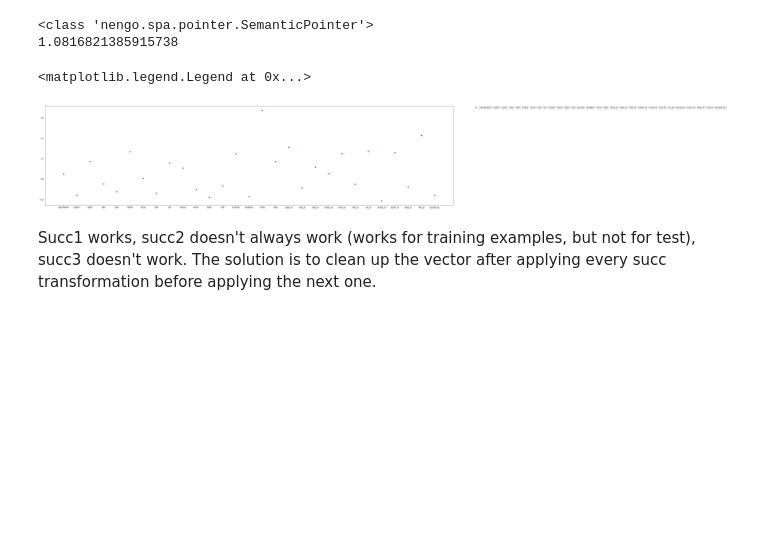
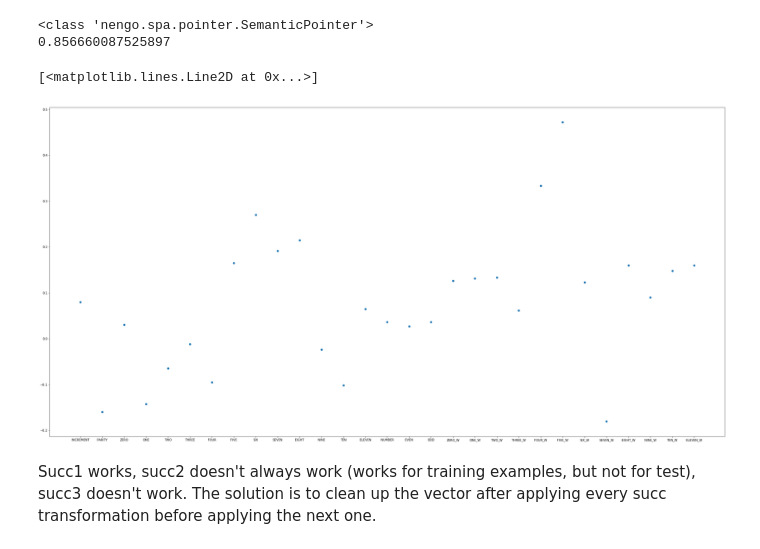
Before and after one commit to s72sue/induction, a Jupyter notebook: logic/succ_operation_parity.ipynb, the cells around one changed output. Saved outputs shown, nothing was run; the diff lists cells and outputs as text; code cells hidden in the pictures; blank space fills up the shorter version.

```diff
--- a/logic/succ_operation_parity.ipynb
+++ b/logic/succ_operation_parity.ipynb
@@ -5,7 +5,7 @@ from nengo.spa import Vocabulary
 import numpy as np
 # %%
 rng = np.random.RandomState(10)
-dim = 64*2
+dim = 32
 
 vocab = Vocabulary(dimensions=dim, rng=rng, max_similarity=0.02, unitary=True)
 # without unitary, it works for 10->11 but not for three->four
@@ -55,7 +55,7 @@ vocab.add("TEN_W", ten)
 vocab.add("ELEVEN_W", eleven)
 # %%
 # Compute the transformation and convert it into a SP object
-T = (~zero*one + ~one*two + ~two*three + ~three*four + ~four*five + ~five*six + ~six*seven + ~seven*eight).v / 8
+T = (~zero*one + ~one*two + ~two*three + ~three*four + ~four*five).v / 5
 T = spa.SemanticPointer(T)
 print (type(T))
 
@@ -65,31 +65,31 @@ print (type(T))
 print (np.dot(incr.v, T.v))   # dot product ~ 1
 # %% [output]
 <class 'nengo.spa.pointer.SemanticPointer'>
-1.0816821385915738
+0.856660087525897
 # %%
 import matplotlib.pyplot as plt
 %matplotlib inline
 
 
-succ = (nine * T)
+succ = (six * ~T)
 even_odd = ~parity*succ
-test = even_odd.v
+test = succ.v
 
-# similarity = []
-# for sp_name in vocab.keys:
-#     vec = vocab.parse(sp_name).v
-#     similarity.append(np.dot(test, vec))
+similarity = []
+for sp_name in vocab.keys:
+    vec = vocab.parse(sp_name)
+    similarity.append(vec.compare(test))  # dot product after normalizing vectors
 
 
-similarity = vocab.dot(test)   # compute dot product with each vector in the vocab
+#similarity = vocab.dot(test)   # compute dot product with each vector in the vocab
 #similarity = similarity/np.linalg.norm(similarity[0])
 
-plt.figure(figsize = (40,10))
+plt.figure(figsize = (40,20))
 plt.plot(vocab.keys, similarity, 'o', label=vocab.keys)
-plt.legend(bbox_to_anchor=(1.05, 1), loc=2, borderaxespad=0.0)
+#plt.legend(bbox_to_anchor=(1.05, 1), loc=2, borderaxespad=0.0)
 # %% [output]
-<matplotlib.legend.Legend at 0x...>
+[<matplotlib.lines.Line2D at 0x...>]
-[figure, old version]
+[figure, new version]
 # %% [markdown]
 Succ1 works, succ2 doesn't always work (works for training examples, but not for test), succ3 doesn't work. The solution is to clean up the vector after applying every succ transformation before applying the next one.
 # %% [markdown]
```
Also changed, not shown: parts of 1 cell of this notebook, 11 other files.
